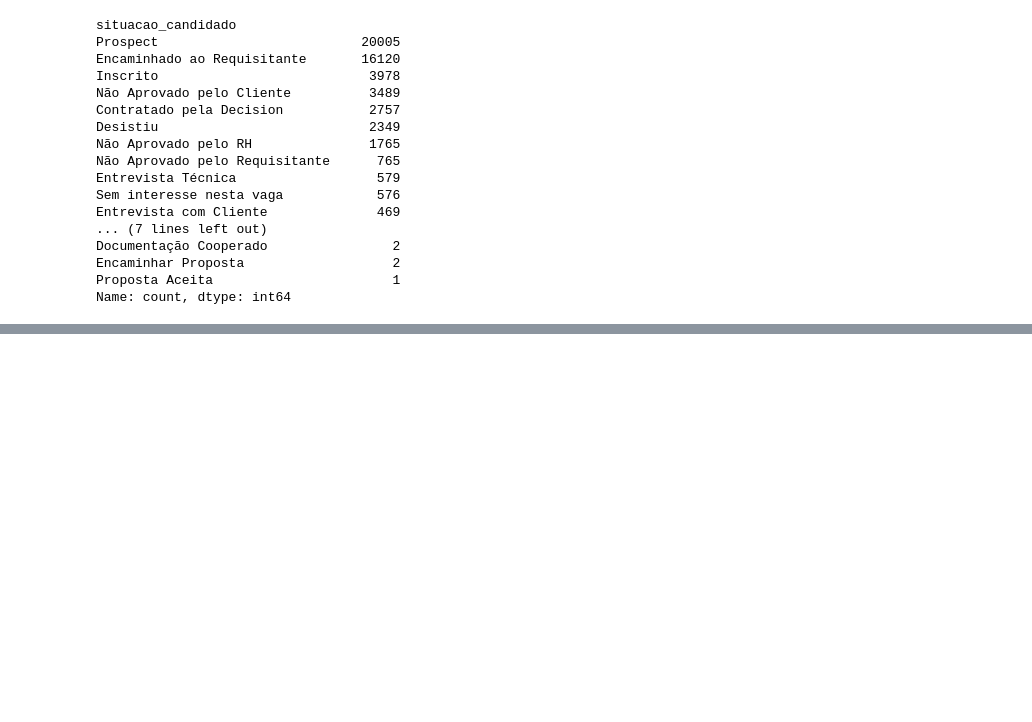
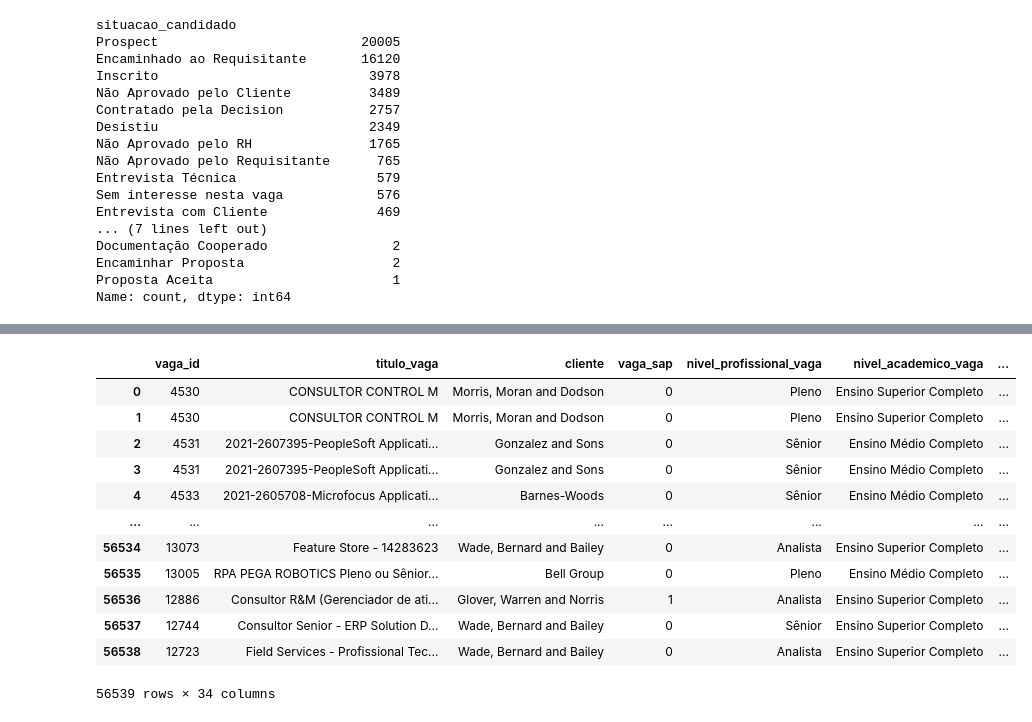
Before and after one commit to matheusbuniotto/fiap-mlops-datathon, a Jupyter notebook: notebooks/explore.ipynb, the cells around one changed output, grey strips where cells are left out. Cells and saved outputs as stored; diff of their text form; code cells hidden in the pictures; blank space fills up the shorter version.

Commit message:
feat: adicionar ranking de status de candidato e codificação de nível profissional

```diff
--- a/notebooks/explore.ipynb
+++ b/notebooks/explore.ipynb
@@ -74,0 +217,30 @@ Name: count, dtype: int64
+# %%
+from sklearn.preprocessing import OrdinalEncoder
+
+
+hierarchy_order = [
+    'Aprendiz', 'Trainee', 'Auxiliar', 'Assistente', 'Técnico de Nível Médio',
+    'Júnior', 'Analista', 'Pleno', 'Sênior', 'Especialista', 'Coordenador',
+    'Supervisor', 'Líder', 'Gerente'
+]
+
+# Using sklearn OrdinalEncoder
+ordinal_encoder = OrdinalEncoder(categories=[hierarchy_order])
+df_ordinal = prospects_ranked.copy()
+df_ordinal['vaga_nivel_encoded'] = ordinal_encoder.fit_transform(df_ordinal[['nivel_profissional_vaga']]).astype(int)
+# %%
+for col in df_ordinal.select_dtypes(include=['object']).columns:
+# %% [output]
+|  | vaga_id | titulo_vaga | cliente | vaga_sap | nivel_profissional_vaga | nivel_academico_vaga | ... |
+| 0 | 4530 | CONSULTOR CONTROL M | Morris, Moran and Dodson | 0 | Pleno | Ensino Superior Completo | ... |
+| 1 | 4530 | CONSULTOR CONTROL M | Morris, Moran and Dodson | 0 | Pleno | Ensino Superior Completo | ... |
+| 2 | 4531 | 2021-2607395-PeopleSoft Applicati... | Gonzalez and Sons | 0 | Sênior | Ensino Médio Completo | ... |
+| 3 | 4531 | 2021-2607395-PeopleSoft Applicati... | Gonzalez and Sons | 0 | Sênior | Ensino Médio Completo | ... |
+| 4 | 4533 | 2021-2605708-Microfocus Applicati... | Barnes-Woods | 0 | Sênior | Ensino Médio Completo | ... |
+| ... | ... | ... | ... | ... | ... | ... | ... |
+| 56534 | 13073 | Feature Store - 14283623 | Wade, Bernard and Bailey | 0 | Analista | Ensino Superior Completo | ... |
+| 56535 | 13005 | RPA PEGA ROBOTICS Pleno ou Sênior... | Bell Group | 0 | Pleno | Ensino Médio Completo | ... |
+| 56536 | 12886 | Consultor R&M (Gerenciador de ati... | Glover, Warren and Norris | 1 | Analista | Ensino Superior Completo | ... |
+| 56537 | 12744 | Consultor Senior - ERP Solution D... | Wade, Bernard and Bailey | 0 | Sênior | Ensino Superior Completo | ... |
+| 56538 | 12723 | Field Services - Profissional Tec... | Wade, Bernard and Bailey | 0 | Analista | Ensino Superior Completo | ... |
+56539 rows × 34 columns
```
Also changed, not shown: parts of 4 cells of this notebook, 1 other file.
